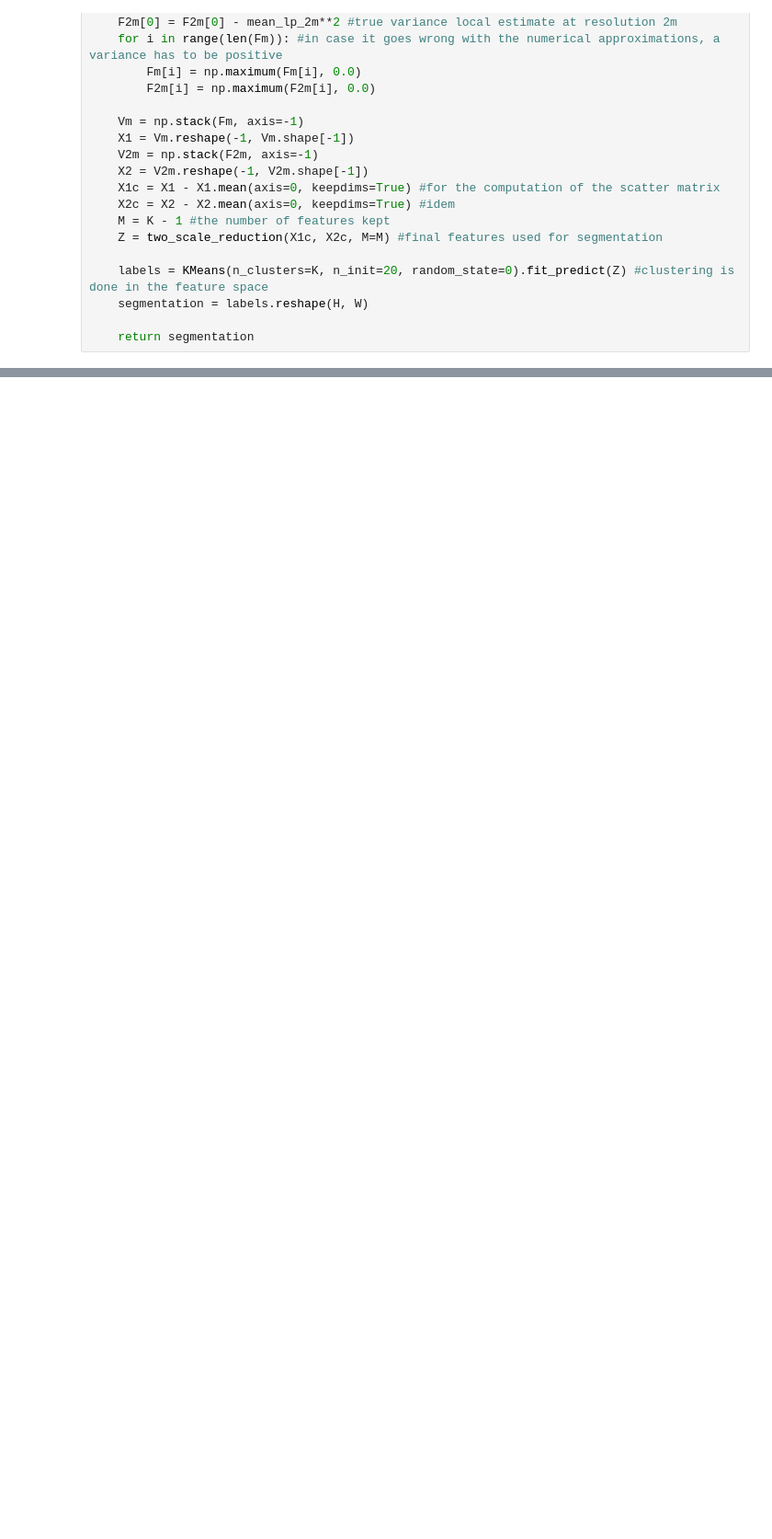
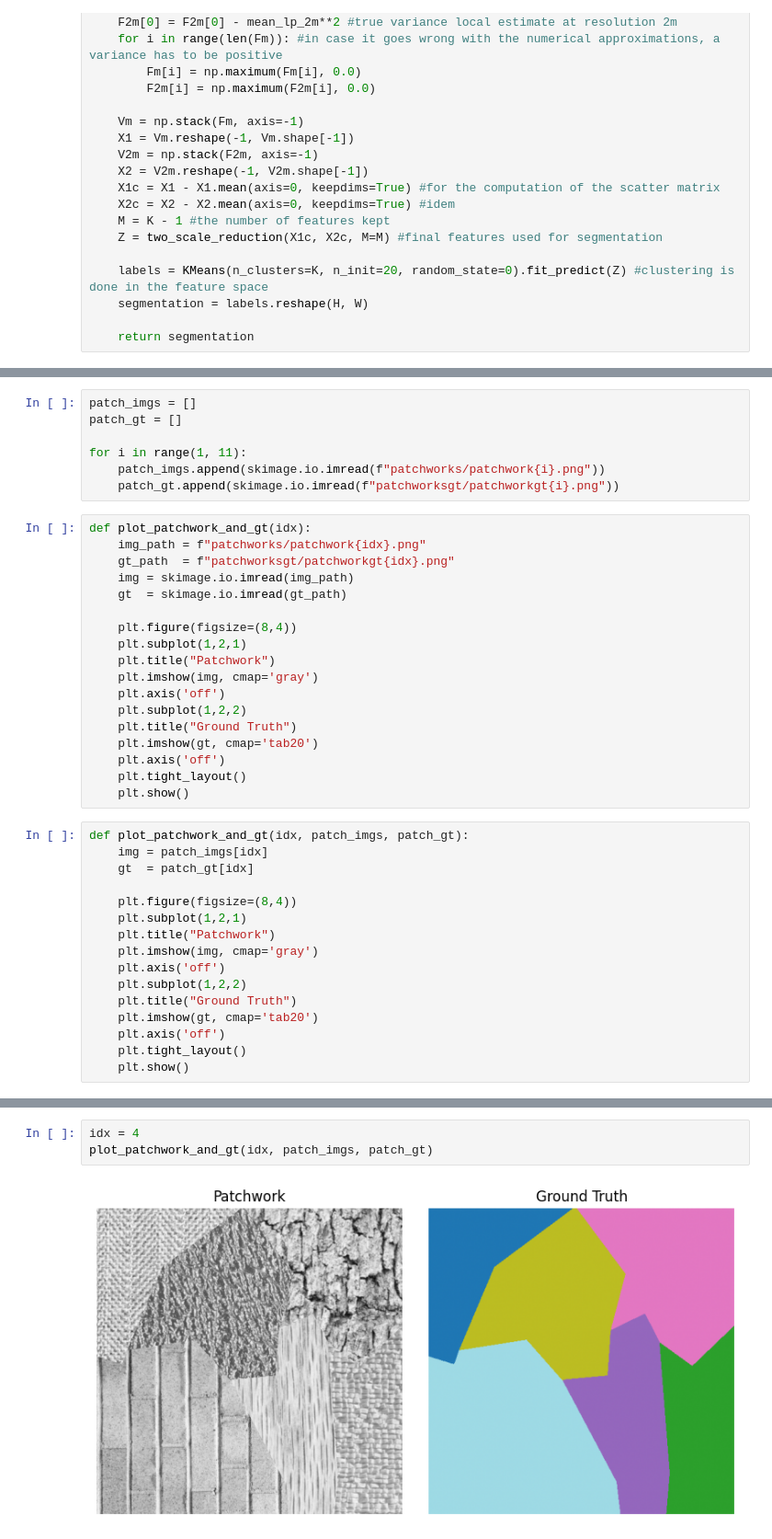
Before and after one commit to agathM/Projet_VIC, a Jupyter notebook: Unser_1995.ipynb, the cells around one changed output, grey strips where cells are left out. Shown at 92% size. Saved outputs shown, nothing was run; the diff lists cells and outputs as text; blank space fills up the shorter version.

```diff
--- a/Unser_1995.ipynb
+++ b/Unser_1995.ipynb
@@ -134,0 +174,41 @@ plt.show()
+# %%
+patch_imgs = []
+patch_gt = []
+
+for i in range(1, 11):
+    patch_imgs.append(skimage.io.imread(f"patchworks/patchwork{i}.png"))
+    patch_gt.append(skimage.io.imread(f"patchworksgt/patchworkgt{i}.png"))
+# %%
+def plot_patchwork_and_gt(idx):
+    img_path = f"patchworks/patchwork{idx}.png"
+    gt_path  = f"patchworksgt/patchworkgt{idx}.png"
+    img = skimage.io.imread(img_path)
+    gt  = skimage.io.imread(gt_path)
+
+    plt.figure(figsize=(8,4))
+    plt.subplot(1,2,1)
+    plt.title("Patchwork")
+    plt.imshow(img, cmap='gray')
+    plt.axis('off')
+    plt.subplot(1,2,2)
+    plt.title("Ground Truth")
+    plt.imshow(gt, cmap='tab20')
+    plt.axis('off')
+    plt.tight_layout()
+    plt.show()
+# %%
+def plot_patchwork_and_gt(idx, patch_imgs, patch_gt):
+    img = patch_imgs[idx]
+    gt  = patch_gt[idx]
+
+    plt.figure(figsize=(8,4))
+    plt.subplot(1,2,1)
+    plt.title("Patchwork")
+    plt.imshow(img, cmap='gray')
+    plt.axis('off')
+    plt.subplot(1,2,2)
+    plt.title("Ground Truth")
+    plt.imshow(gt, cmap='tab20')
+    plt.axis('off')
+    plt.tight_layout()
+    plt.show()
@@ -134,0 +230,5 @@ plt.show()
+# %%
+idx = 4
+plot_patchwork_and_gt(idx, patch_imgs, patch_gt)
+# %% [output]
+[figure, added]
```
Also changed, not shown: parts of 13 cells of this notebook, 19 other files.
